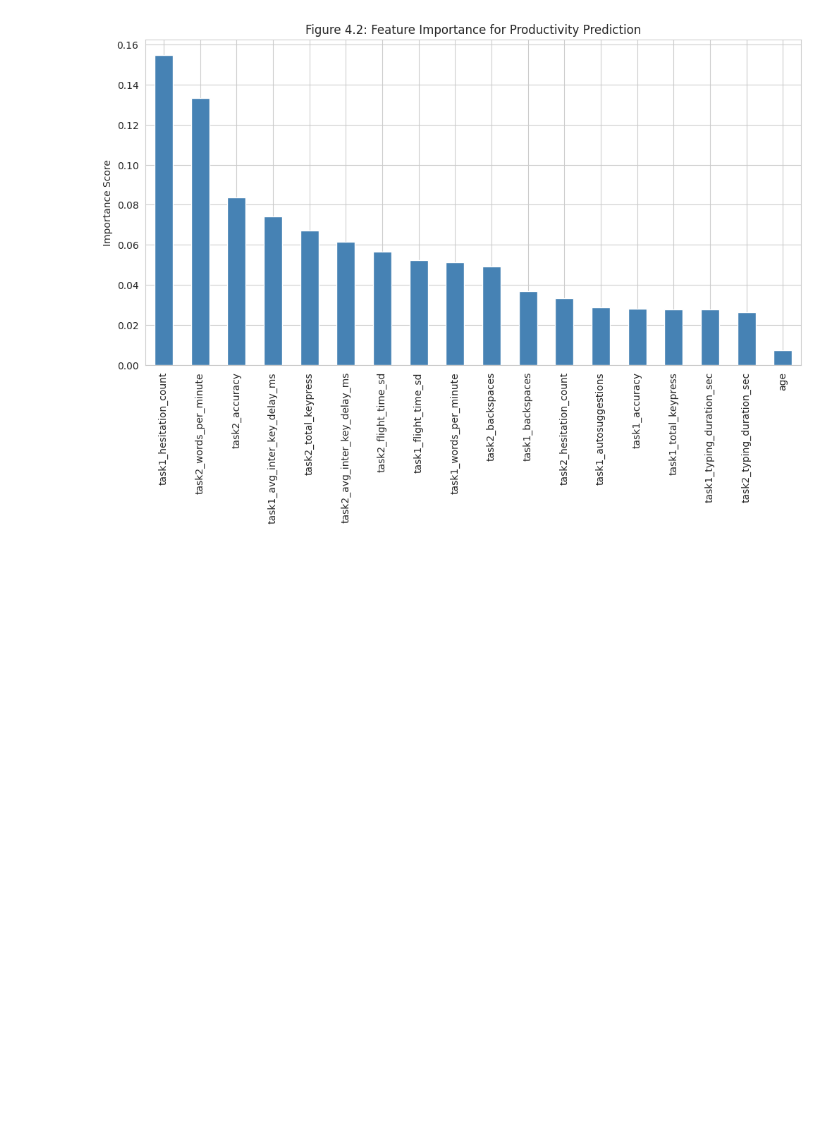
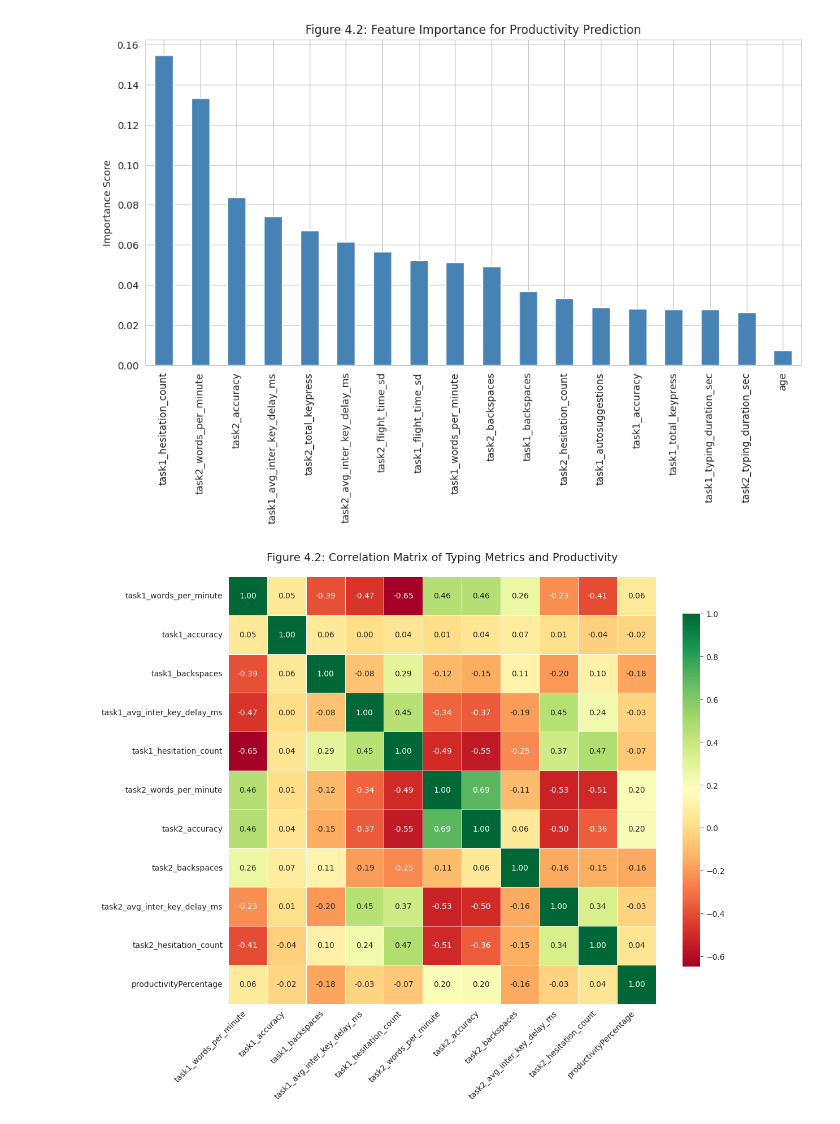
Before and after one commit to dineshxo/Productivity_Research_Analysis, a Jupyter notebook: Productivity_Research_Analysis.ipynb, the cells around one changed output. Cells and saved outputs as stored; diff of their text form; code cells hidden in the pictures; blank space fills up the shorter version.

```diff
--- a/Productivity_Research_Analysis.ipynb
+++ b/Productivity_Research_Analysis.ipynb
@@ -94,3 +94,44 @@ Table 4.4: Model Comparison Results
 Logistic Regression     73.110721          0.443741
 [figure]
 [figure]
+# %%
+import pandas as pd
+import matplotlib.pyplot as plt
+import seaborn as sns
+
+# 1. Load the dataset
+df = pd.read_csv('grand_master_dataset.csv')
+
+# 2. Define the core metrics for the correlation matrix
+# We select the most relevant behavioral features for a clean visualization
+metrics_to_plot = [
+    'task1_words_per_minute', 'task1_accuracy', 'task1_backspaces',
+    'task1_avg_inter_key_delay_ms', 'task1_hesitation_count',
+    'task2_words_per_minute', 'task2_accuracy', 'task2_backspaces',
+    'task2_avg_inter_key_delay_ms', 'task2_hesitation_count',
+    'productivityPercentage'
+]
+
+# 3. Calculate the Correlation Matrix
+corr_matrix = df[metrics_to_plot].corr()
+
+# 4. Create the Heatmap
+plt.figure(figsize=(12, 10))
+sns.set_style("white")
+
+# Plotting the heatmap with a diverging color map
+# Values close to 1 (green) are strong positive; close to -1 (red) are strong negative
+mask = np.triu(np.ones_like(corr_matrix, dtype=bool)) # Optional: mask the upper triangle for better readability
+sns.heatmap(corr_matrix, annot=True, cmap='RdYlGn', fmt=".2f", linewidths=0.5,
+            square=True, cbar_kws={"shrink": .8})
+
+plt.title('Figure 4.2: Correlation Matrix of Typing Metrics and Productivity', fontsize=14, pad=20)
+plt.xticks(rotation=45, ha='right')
+plt.yticks(rotation=0)
+
+# 5. Final formatting and save
+plt.tight_layout()
+plt.savefig('correlation_matrix_heatmap.png', dpi=300)
+plt.show()
+# %% [output]
+[figure, added]
```
